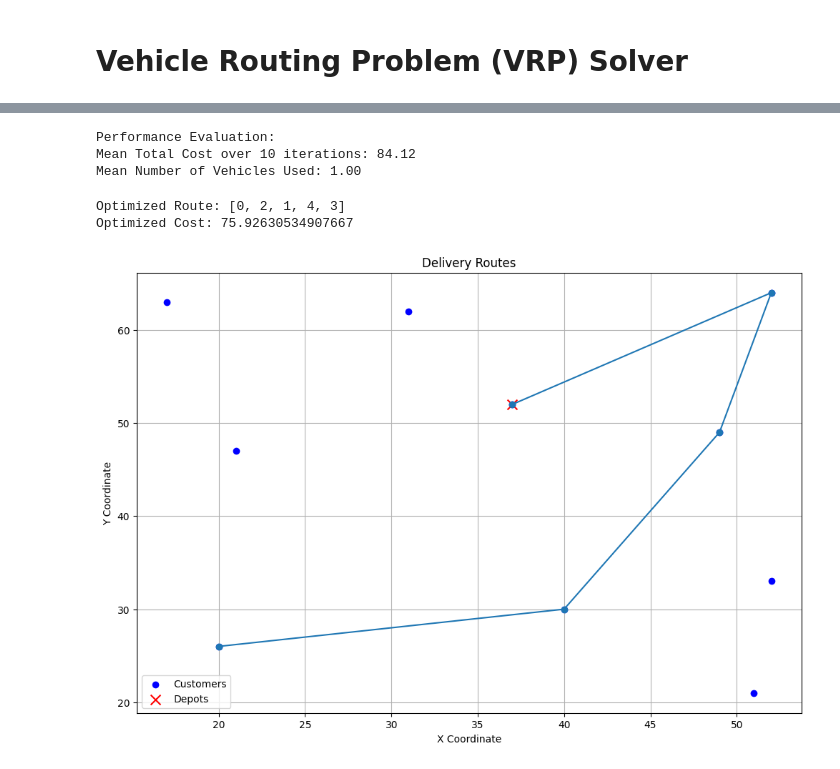
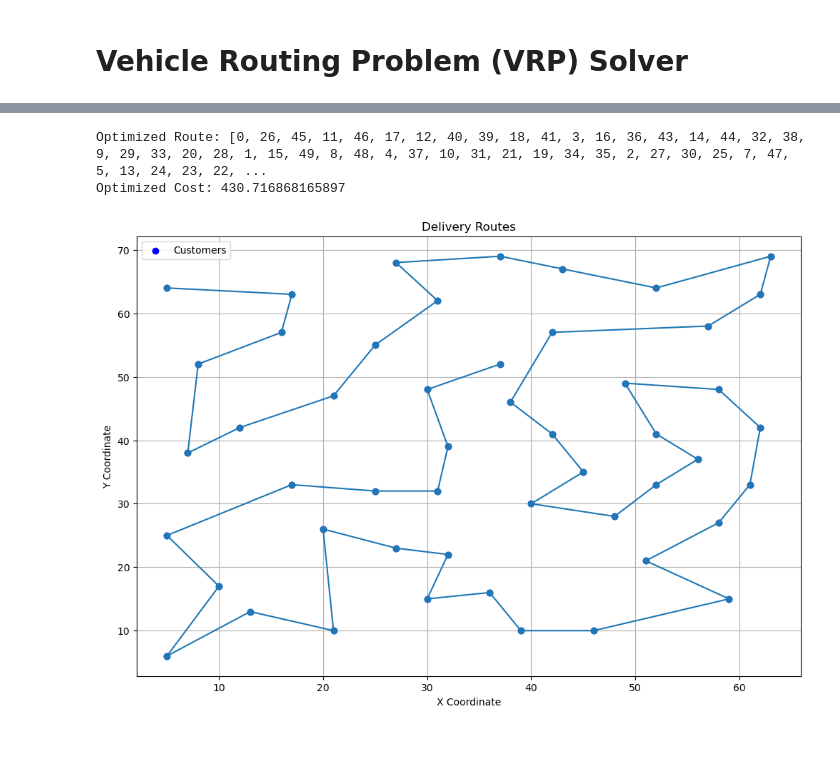
Before and after one commit to MiltonGreat/Vehicle-Routing-Problem-Solver, a Jupyter notebook: Vehicle Routing Problem (VRP) Solver.ipynb, the cells around one changed output, grey strips where cells are left out. Saved outputs shown, nothing was run; the diff lists cells and outputs as text; code cells hidden in the pictures; blank space fills up the shorter version.

```diff
--- a/Vehicle Routing Problem (VRP) Solver.ipynb
+++ b/Vehicle Routing Problem (VRP) Solver.ipynb
@@ -169,16 +190,0 @@ Nearest Neighbor Tour: [0, 31, 10, 37, 4, 48, 8, 49, 15, 1, 28, 20, 33, 29, 9, 3
-# %%
-def calculate_route_cost(route, coords):
-    """Calculate the total distance of the given route."""
-    total_distance = 0
-    for i in range(len(route) - 1):
-        total_distance += np.linalg.norm(coords[route[i]] - coords[route[i + 1]])
-    # Add distance back to depot (if necessary)
-    # total_distance += np.linalg.norm(coords[route[-1]] - coords[0])  # Assuming depot at first customer
-    return total_distance
-
-# Initialize routes for vehicles (assuming one vehicle for simplicity)
-routes = [tour]  # Replace with more complex initialization for multiple vehicles
-
-# Evaluate costs
-total_cost = sum(calculate_route_cost(route, coords) for route in routes)
-print("Total Cost of the Routes:", total_cost)
@@ -243,36 +190,0 @@ The algorithm improved upon the baseline metrics.
-# %%
-# Function to evaluate performance metrics
-def evaluate_performance(coords, num_vehicles, vehicle_capacity, num_iterations=10):
-    total_costs = []
-    total_vehicles_used = []
-    delivery_times = []  # If applicable
-
-    for _ in range(num_iterations):
-        # Run the heuristic algorithm to get routes
-        routes = [nearest_neighbor(coords)]  # Replace with more complex initialization for multiple vehicles
-        total_cost = sum(calculate_route_cost(route, coords) for route in routes)
-        total_costs.append(total_cost)
-
-        # Record the number of vehicles used (assuming one route per vehicle for simplicity)
-        total_vehicles_used.append(len(routes))
-
-        # Calculate delivery times if relevant (this is a placeholder)
-        # delivery_time = calculate_delivery_time(routes)
-        # delivery_times.append(delivery_time)
-
-    # Summary statistics
-    mean_cost = np.mean(total_costs)
-    mean_vehicles_used = np.mean(total_vehicles_used)
-    # mean_delivery_time = np.mean(delivery_times)  # If applicable
-
-    print("Performance Evaluation:")
-    print(f"Mean Total Cost over {num_iterations} iterations: {mean_cost:.2f}")
-    print(f"Mean Number of Vehicles Used: {mean_vehicles_used:.2f}")
-    # print(f"Mean Delivery Time: {mean_delivery_time:.2f}")  # If applicable
-
-# Example usage
-evaluate_performance(coords[:10], num_vehicles=2, vehicle_capacity=15)  # Adjust as necessary
-# %% [output]
-Performance Evaluation:
-Mean Total Cost over 10 iterations: 84.12
-Mean Number of Vehicles Used: 1.00
@@ -301,17 +211,11 @@ def two_opt(route, coords):
 
     return best_route
 
-# Example of combining Nearest Neighbor with 2-opt
-def hybrid_route(coords):
-    initial_route = nearest_neighbor(coords)
-    optimized_route = two_opt(initial_route, coords)
-    return optimized_route
-
-# Test the hybrid approach
-optimized_route = hybrid_route(coords[:10])  # Adjust as necessary
+# Run the 2-opt optimization on the nearest neighbor route
+optimized_route = two_opt(tour, coords)
 optimized_cost = calculate_route_cost(optimized_route, coords)
 print("Optimized Route:", optimized_route)
 print("Optimized Cost:", optimized_cost)
 # %% [output]
-Optimized Route: [0, 2, 1, 4, 3]
-Optimized Cost: 75.92630534907667
+Optimized Route: [0, 26, 45, 11, 46, 17, 12, 40, 39, 18, 41, 3, 16, 36, 43, 14, 44, 32, 38, 9, 29, 33, 20, 28, 1, 15, 49, 8, 48, 4, 37, 10, 31, 21, 19, 34, 35, 2, 27, 30, 25, 7, 47, 5, 13, 24, 23, 22, ...
+Optimized Cost: 430.716868165897
@@ -320,27 +224,27 @@ Optimized Cost: 75.92630534907667
 # %%
 def visualize_routes(routes, coords, depots=None):
     plt.figure(figsize=(12, 8))
 
     # Plot delivery points
     plt.scatter(coords[:, 0], coords[:, 1], c='blue', label='Customers', marker='o')
 
     # If depots are provided, plot them
     if depots is not None:
         plt.scatter(depots[:, 0], depots[:, 1], c='red', label='Depots', marker='x', s=100)
 
     # Plot routes
     for route in routes:
         route_coords = coords[route]
         plt.plot(route_coords[:, 0], route_coords[:, 1], marker='o')
 
     plt.title('Delivery Routes')
     plt.xlabel('X Coordinate')
     plt.ylabel('Y Coordinate')
     plt.legend()
     plt.grid()
     plt.show()
 
-# Example usage
-visualize_routes([optimized_route], coords[:10], depots=coords[0:1])  # Assuming the first coordinate is the depot
+# Visualize the optimized route
+visualize_routes([optimized_route], coords)
 # %% [output]
-[figure, old version]
+[figure, new version]
```
Also changed, not shown: parts of 24 cells of this notebook.
